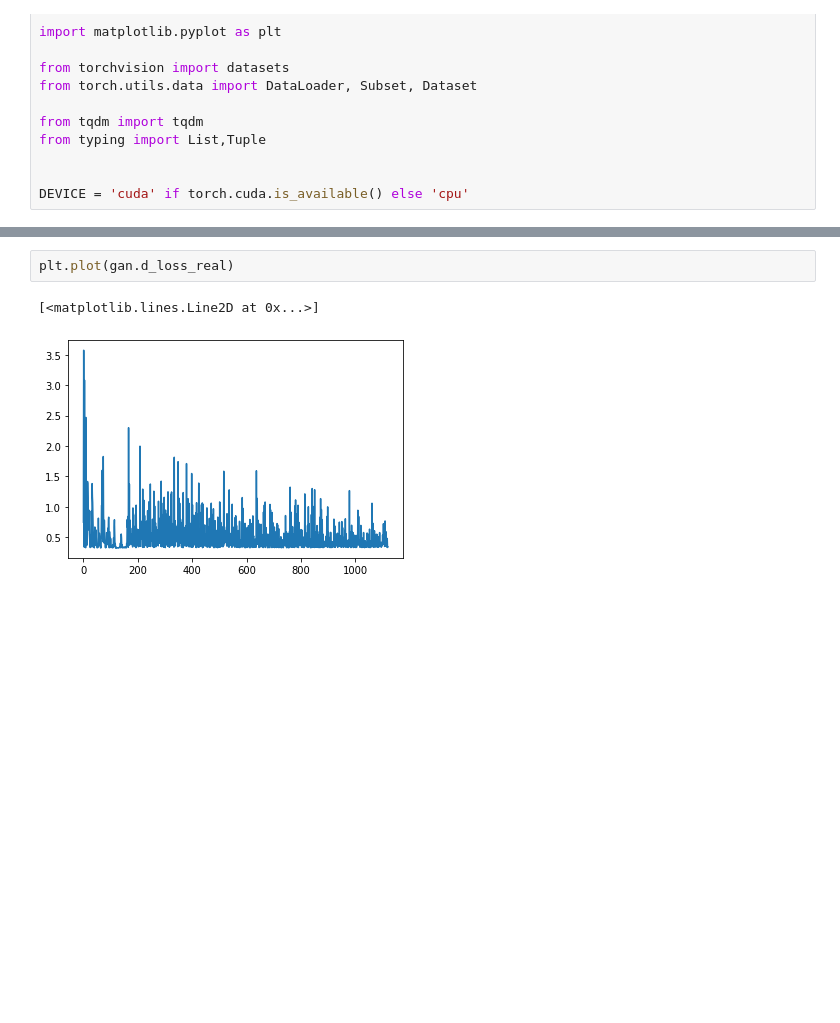
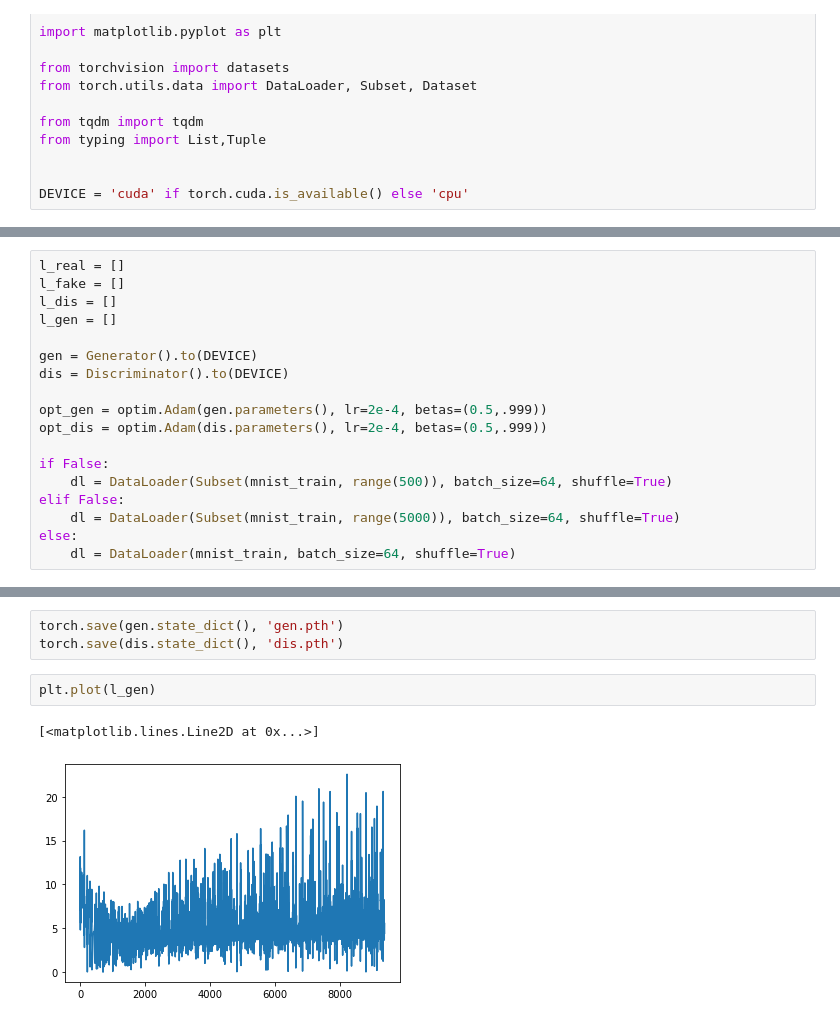
Before and after one commit to bradley-ray/implementing-deep-learn-papers, a Jupyter notebook: deep_convolutional_gan.ipynb, the cells around one changed output, grey strips where cells are left out. Drawn from its saved outputs; the diff is of its cells as text; blank space fills up the shorter version.

```diff
--- a/deep_convolutional_gan.ipynb
+++ b/deep_convolutional_gan.ipynb
@@ -280,0 +137,18 @@ gan.train_model(
+# %%
+l_real = []
+l_fake = []
+l_dis = []
+l_gen = []
+
+gen = Generator().to(DEVICE)
+dis = Discriminator().to(DEVICE)
+
+opt_gen = optim.Adam(gen.parameters(), lr=2e-4, betas=(0.5,.999))
+opt_dis = optim.Adam(dis.parameters(), lr=2e-4, betas=(0.5,.999))
+
+if False:
+    dl = DataLoader(Subset(mnist_train, range(500)), batch_size=64, shuffle=True)
+elif False:
+    dl = DataLoader(Subset(mnist_train, range(5000)), batch_size=64, shuffle=True)
+else:
+    dl = DataLoader(mnist_train, batch_size=64, shuffle=True)
@@ -281,6 +175,9 @@ gan.train_model(
+# %%
+torch.save(gen.state_dict(), 'gen.pth')
+torch.save(dis.state_dict(), 'dis.pth')
 # %%
-plt.plot(gan.d_loss_real)
+plt.plot(l_gen)
 # %% [output]
 [<matplotlib.lines.Line2D at 0x...>]
-[figure, old version]
+[figure, new version]
 # %%
```
Also changed, not shown: parts of 30 cells of this notebook.
